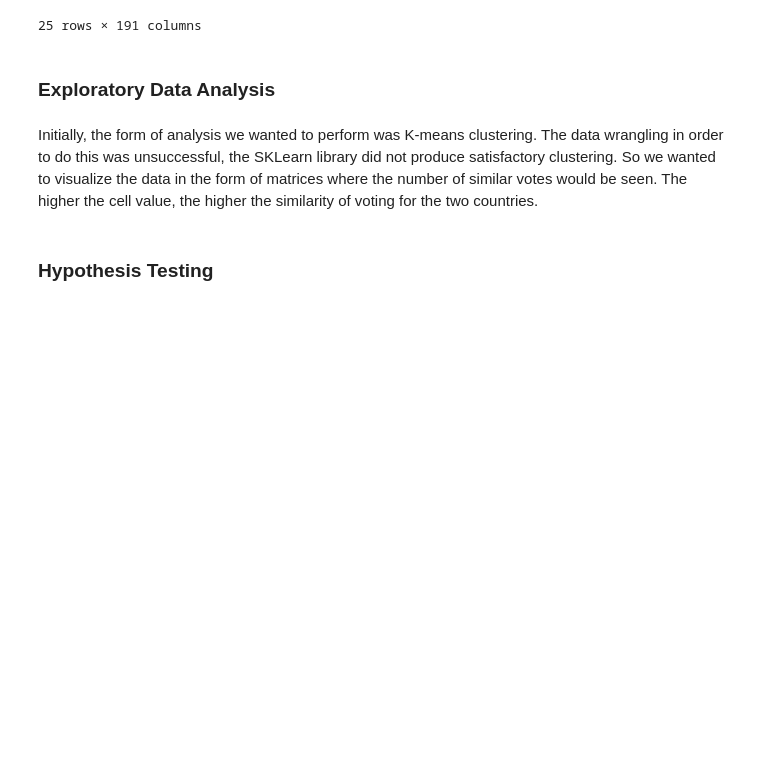
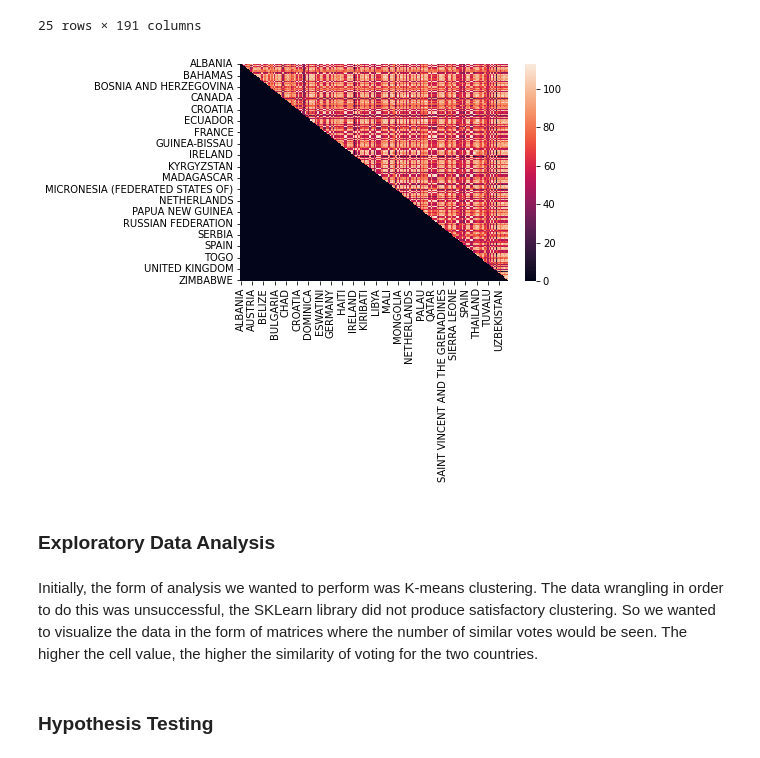
Before and after one commit to lbrown98/un-voting-patterns, a Jupyter notebook: get_un_voting_data.ipynb, the cells around one changed output. Cells and saved outputs as stored; diff of their text form; code cells hidden in the pictures; blank space fills up the shorter version.

Commit message:
heatmap attempt

```diff
--- a/get_un_voting_data.ipynb
+++ b/get_un_voting_data.ipynb
@@ -444,10 +444,17 @@ mtrx2018.head(25)
 | BRUNEI DARUSSALAM | 53 | 110 | 52 | 95 | 93 | 91 | 84 | 38 | 53 | ... |
 | BULGARIA | 112 | 53 | 111 | 52 | 58 | 74 | 77 | 89 | 112 | ... |
 25 rows × 191 columns
+# %%
+from sklearn.metrics import confusion_matrix
+import seaborn as sns
+sns.heatmap(mtrx2018.T, fmt='d')
+plt.show()
+# %% [output]
+[figure, added]
 # %% [markdown]
 ### **Exploratory Data Analysis**
-# %% [markdown]
-Initially, the form of analysis we wanted to perform was K-means clustering. The data wrangling in order to do this was unsuccessful, the SKLearn library did not produce satisfactory clustering. So we wanted to visualize the data in the form of matrices where the number of similar votes would be seen. The higher the cell value, the higher the similarity of voting for the two countries.
+# %% [markdown]
+Initially, the form of analysis we wanted to perform was K-means clustering. The data wrangling in order to do this was unsuccessful, the SKLearn library did not produce satisfactory clustering. So we wanted to visualize the data in the form of matrices where the number of similar votes would be seen. The higher the cell value, the higher the similarity of voting for the two countries.
 # %% [markdown]
 ### **Hypothesis Testing**
 # %% [markdown]
```
Also changed, not shown: parts of 6 cells of this notebook.
